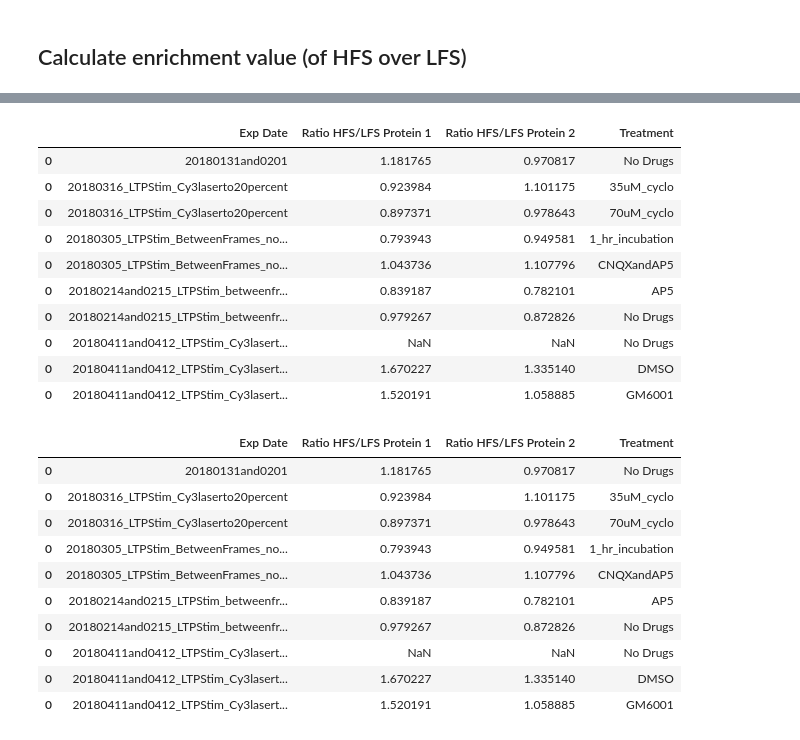
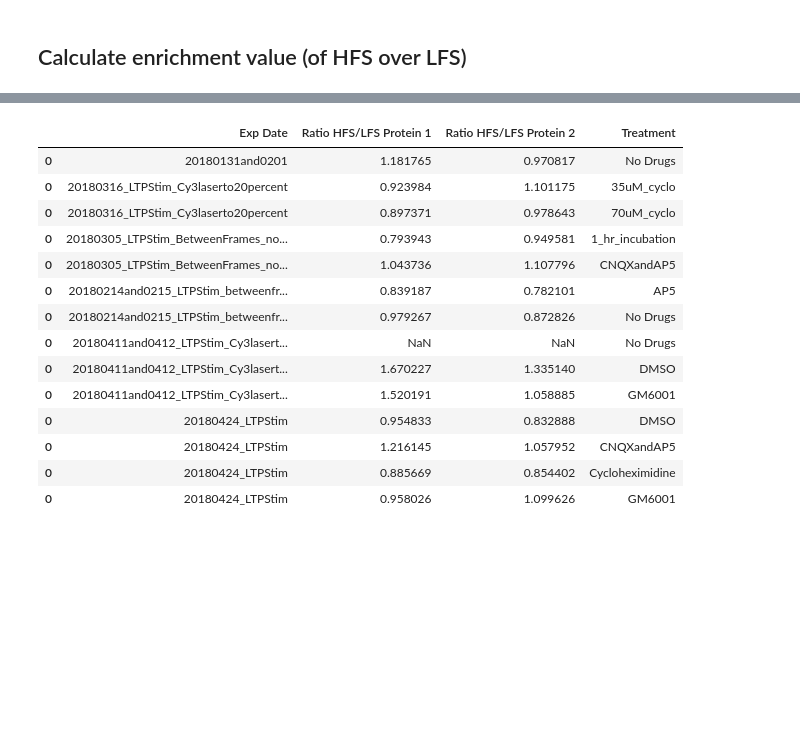
Before and after one commit to taldanko/Image_processing, a Jupyter notebook: SlicesManipulation_Analysis/SlicesManipulation_Analysis.ipynb, the cells around one changed output, grey strips where cells are left out. Saved outputs shown, nothing was run; the diff lists cells and outputs as text; code cells hidden in the pictures; blank space fills up the shorter version.

```diff
--- a/SlicesManipulation_Analysis/SlicesManipulation_Analysis.ipynb
+++ b/SlicesManipulation_Analysis/SlicesManipulation_Analysis.ipynb
@@ -1299,53 +1167,45 @@ Experiments_summary_of_HFS_LFS_comp
 # %%
 #specify details of current experiment and add to df
-expdate='20180411and0412_LTPStim_Cy3laserto25percent'
+expdate='20180424_LTPStim'
 treatment='GM6001' #No Drugs, AP5, etc, 1_hr_incubation, CNQXandAP5
 
 hfs=df['exp condition']=="HFS"
 lfs=df['exp condition']=="LFS"
 
 drug=df['Drug']=='GM6001' #change here according to all drug conditions
 
 a=df[hfs & drug]
 b=df[lfs & drug]
 
 prot1=a['Protein1 colour - Raw mean intensity'].mean()/b['Protein1 colour - Raw mean intensity'].mean()
 prot2=a['Protein2 colour - Raw mean intensity'].mean()/b['Protein2 colour - Raw mean intensity'].mean()
 
 
 newexp = pd.DataFrame([[expdate, treatment, prot1,prot2]],columns=['Exp Date', 'Treatment', 'Ratio HFS/LFS Protein 1', 'Ratio HFS/LFS Protein 2'])
 
 Experiments_summary_of_HFS_LFS_comp=Experiments_summary_of_HFS_LFS_comp.append(newexp)
 
 Experiments_summary_of_HFS_LFS_comp
 # %% [output]
 |  | Exp Date | Ratio HFS/LFS Protein 1 | Ratio HFS/LFS Protein 2 | Treatment |
 | 0 | 20180131and0201 | 1.181765 | 0.970817 | No Drugs |
 | 0 | 20180316_LTPStim_Cy3laserto20percent | 0.923984 | 1.101175 | 35uM_cyclo |
 | 0 | 20180316_LTPStim_Cy3laserto20percent | 0.897371 | 0.978643 | 70uM_cyclo |
 | 0 | 20180305_LTPStim_BetweenFrames_no... | 0.793943 | 0.949581 | 1_hr_incubation |
 | 0 | 20180305_LTPStim_BetweenFrames_no... | 1.043736 | 1.107796 | CNQXandAP5 |
 | 0 | 20180214and0215_LTPStim_betweenfr... | 0.839187 | 0.782101 | AP5 |
 | 0 | 20180214and0215_LTPStim_betweenfr... | 0.979267 | 0.872826 | No Drugs |
 | 0 | 20180411and0412_LTPStim_Cy3lasert... | NaN | NaN | No Drugs |
 | 0 | 20180411and0412_LTPStim_Cy3lasert... | 1.670227 | 1.335140 | DMSO |
 | 0 | 20180411and0412_LTPStim_Cy3lasert... | 1.520191 | 1.058885 | GM6001 |
+| 0 | 20180424_LTPStim | 0.954833 | 0.832888 | DMSO |
+| 0 | 20180424_LTPStim | 1.216145 | 1.057952 | CNQXandAP5 |
+| 0 | 20180424_LTPStim | 0.885669 | 0.854402 | Cycloheximidine |
+| 0 | 20180424_LTPStim | 0.958026 | 1.099626 | GM6001 |
 # %%
 Experiments_summary_of_HFS_LFS_comp.to_csv('/Volumes/ukps-all$/user/tdanko/Imaging/1_ECM/Organotypic Slices/LTPanalysis/Experiments_summary_of_HFS_LFS_comp.csv')
 # %%
 Experiments_summary_of_HFS_LFS_comp
-# %% [output]
-|  | Exp Date | Ratio HFS/LFS Protein 1 | Ratio HFS/LFS Protein 2 | Treatment |
-| 0 | 20180131and0201 | 1.181765 | 0.970817 | No Drugs |
-| 0 | 20180316_LTPStim_Cy3laserto20percent | 0.923984 | 1.101175 | 35uM_cyclo |
-| 0 | 20180316_LTPStim_Cy3laserto20percent | 0.897371 | 0.978643 | 70uM_cyclo |
-| 0 | 20180305_LTPStim_BetweenFrames_no... | 0.793943 | 0.949581 | 1_hr_incubation |
-| 0 | 20180305_LTPStim_BetweenFrames_no... | 1.043736 | 1.107796 | CNQXandAP5 |
-| 0 | 20180214and0215_LTPStim_betweenfr... | 0.839187 | 0.782101 | AP5 |
-| 0 | 20180214and0215_LTPStim_betweenfr... | 0.979267 | 0.872826 | No Drugs |
-| 0 | 20180411and0412_LTPStim_Cy3lasert... | NaN | NaN | No Drugs |
-| 0 | 20180411and0412_LTPStim_Cy3lasert... | 1.670227 | 1.335140 | DMSO |
-| 0 | 20180411and0412_LTPStim_Cy3lasert... | 1.520191 | 1.058885 | GM6001 |
 # %%
 sns.factorplot(kind='bar', x='Ratio HFS/LFS Protein 1', y ='Treatment',data=Experiments_summary_of_HFS_LFS_comp, size=4, aspect=1.5)
 # %% [output]
```
Also changed, not shown: parts of 13 cells of this notebook.
